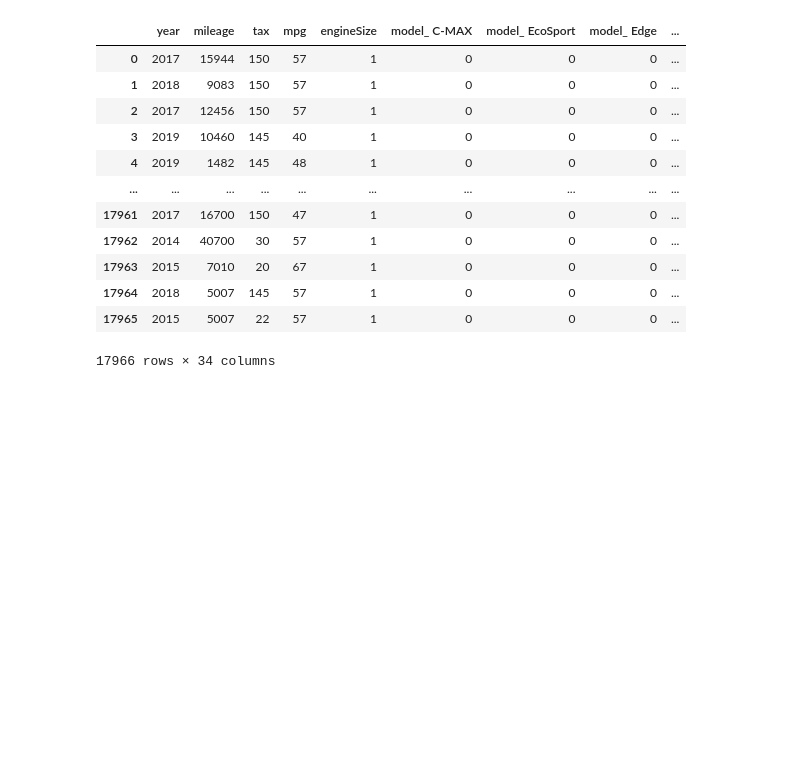
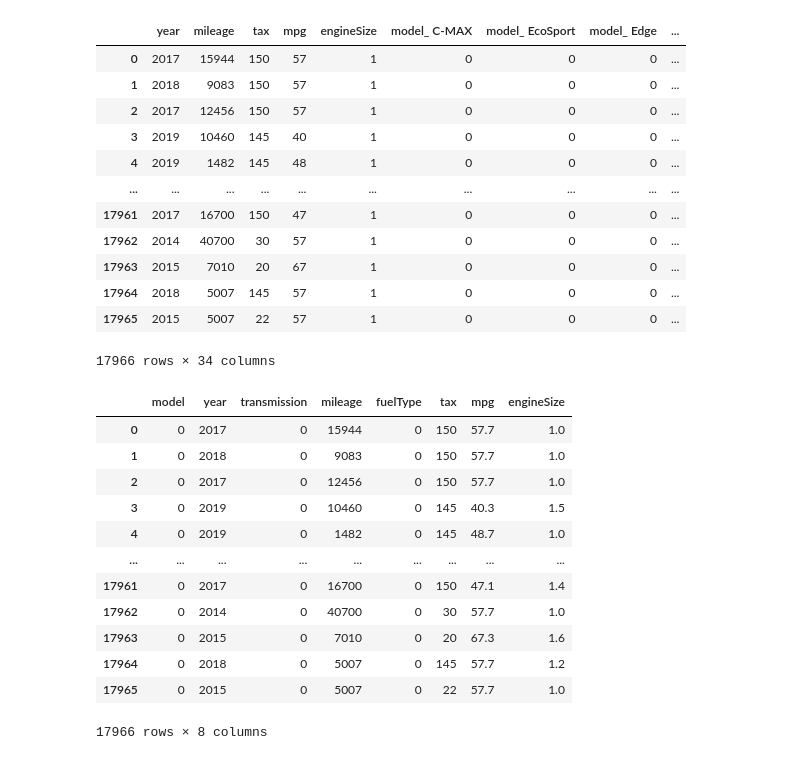
Before and after one commit to Maaaccc05/DS-Learning, a Jupyter notebook: ML/Car-Price-Preciction/index.ipynb, the cells around one changed output. Saved outputs shown, nothing was run; the diff lists cells and outputs as text; code cells hidden in the pictures; blank space fills up the shorter version.

Commit message:
Lable encoded to the model

```diff
--- a/ML/Car-Price-Preciction/index.ipynb
+++ b/ML/Car-Price-Preciction/index.ipynb
@@ -228,3 +228,30 @@ X_one_encoded
 | 17964 | 2018 | 5007 | 145 | 57 | 1 | 0 | 0 | 0 | ... |
 | 17965 | 2015 | 5007 | 22 | 57 | 1 | 0 | 0 | 0 | ... |
 17966 rows × 34 columns
+# %%
+from sklearn.preprocessing import LabelEncoder
+
+encode = LabelEncoder()
+
+columns = ['model', 'transmission', 'fuelType']
+
+Xlable = X
+
+for i in columns:
+    Xlable[i] = encode.fit_transform(Xlable[i])
+# %%
+Xlable
+# %% [output]
+|  | model | year | transmission | mileage | fuelType | tax | mpg | engineSize |
+| 0 | 0 | 2017 | 0 | 15944 | 0 | 150 | 57.7 | 1.0 |
+| 1 | 0 | 2018 | 0 | 9083 | 0 | 150 | 57.7 | 1.0 |
+| 2 | 0 | 2017 | 0 | 12456 | 0 | 150 | 57.7 | 1.0 |
+| 3 | 0 | 2019 | 0 | 10460 | 0 | 145 | 40.3 | 1.5 |
+| 4 | 0 | 2019 | 0 | 1482 | 0 | 145 | 48.7 | 1.0 |
+| ... | ... | ... | ... | ... | ... | ... | ... | ... |
+| 17961 | 0 | 2017 | 0 | 16700 | 0 | 150 | 47.1 | 1.4 |
+| 17962 | 0 | 2014 | 0 | 40700 | 0 | 30 | 57.7 | 1.0 |
+| 17963 | 0 | 2015 | 0 | 7010 | 0 | 20 | 67.3 | 1.6 |
+| 17964 | 0 | 2018 | 0 | 5007 | 0 | 145 | 57.7 | 1.2 |
+| 17965 | 0 | 2015 | 0 | 5007 | 0 | 22 | 57.7 | 1.0 |
+17966 rows × 8 columns
```
